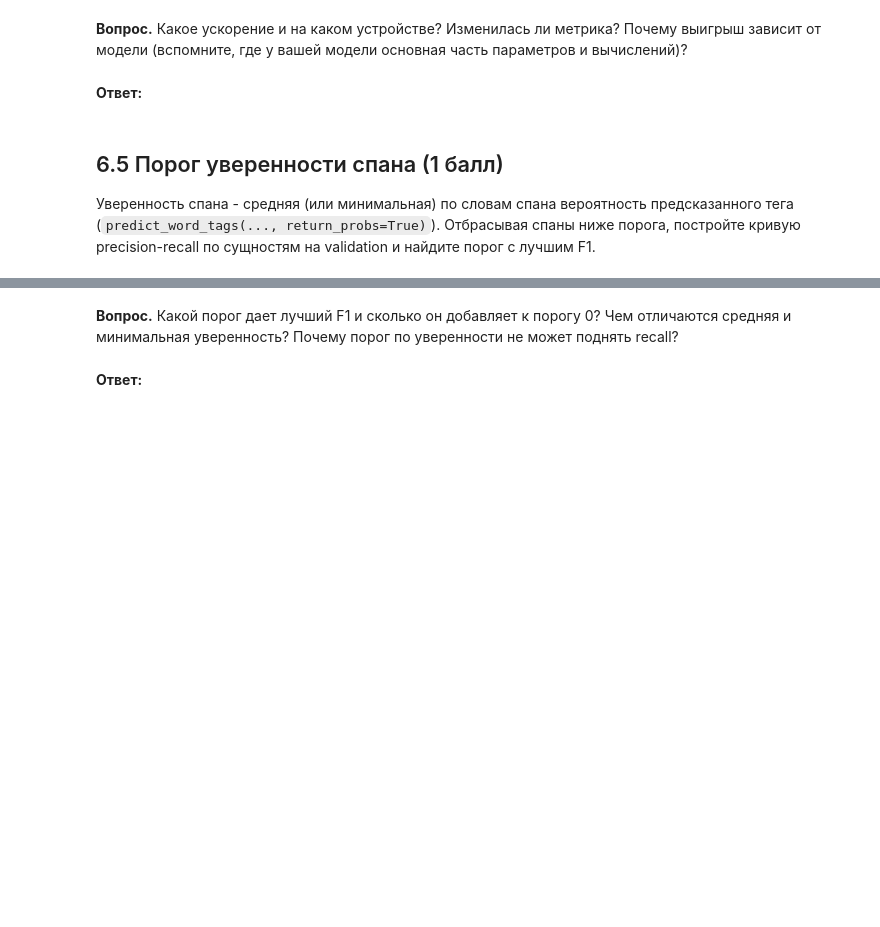
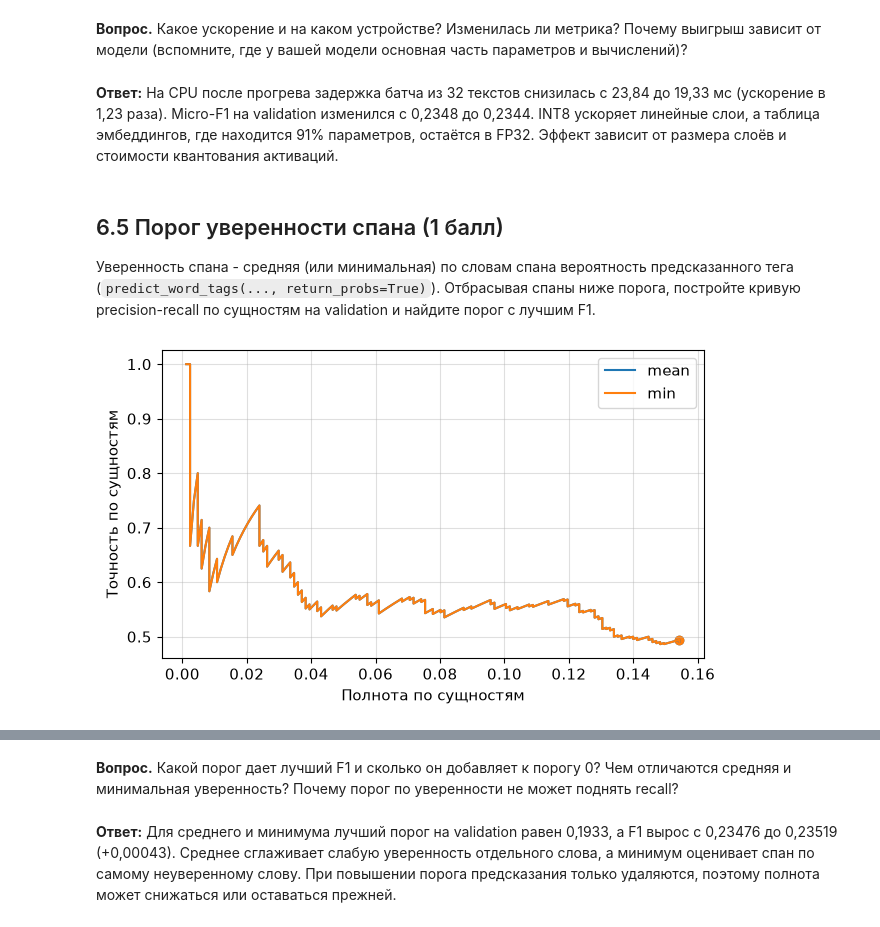
Before and after one commit to Tr1pel/DL_lab2, a Jupyter notebook: hw2_nlp.ipynb, the cells around one changed output, grey strips where cells are left out. Drawn from its saved outputs; the diff is of its cells as text; code cells hidden in the pictures; blank space fills up the shorter version.

```diff
--- a/hw2_nlp.ipynb
+++ b/hw2_nlp.ipynb
@@ -375,7 +563,9 @@ for ex in data['train']:
     labels = align_labels(ex['ner_tags'], ids)
     got = {w: l for w, l in zip(ids, labels) if l != -100}
     assert got == {w: ex['ner_tags'][w] for w in set(ids) - {None}}
-    n_truncated += len(enc['input_ids']) == MAX_LENGTH
+    if len(enc['input_ids']) == MAX_LENGTH:
+        full = tokenizer(ex['tokens'], is_split_into_words=True, verbose=False)
+        n_truncated += len(full['input_ids']) > MAX_LENGTH
     n_lost = len(ex['tokens']) - len(got)
     n_lost_words += n_lost
     if n_lost == 0:
@@ -680,5 +1183,16 @@ if '6.3' in BONUS_TASKS:
 Для ONNX: `%pip install -q onnx onnxruntime onnxscript`.
 # %%
 if '6.4' in BONUS_TASKS:
-    # ваш код
-    raise NotImplementedError
+    cpu = torch.device('cpu')
+    cpu_model = copy.deepcopy(model).to(cpu).eval()
+    int8_model = torch.ao.quantization.quantize_dynamic(cpu_model, {torch.nn.Linear}, dtype=torch.qint8)
+    inputs = speed_batch(tokenizer, cpu)
+
+    quantization = {}
+    for name, candidate in [('fp32', cpu_model), ('int8', int8_model)]:
+        predicted = predict_word_tags(candidate, val_tokens, dev=cpu)
+        quantization[name] = dict(forward_ms=average_forward_ms(candidate, inputs, cpu),
+                                  f1_micro=entity_scores(val_gold, predicted)['f1_micro'])
+    quantization['speedup'] = quantization['fp32']['forward_ms'] / quantization['int8']['forward_ms']
+    print(json.dumps(quantization, indent=2))
+    del cpu_model, int8_model
@@ -685,12 +1217,50 @@ if '6.4' in BONUS_TASKS:
 # %% [markdown]
 **Вопрос.** Какое ускорение и на каком устройстве? Изменилась ли метрика? Почему выигрыш зависит от модели (вспомните, где у вашей модели основная часть параметров и вычислений)?
 # %% [markdown]
-**Ответ:**
+**Ответ:** На CPU после прогрева задержка батча из 32 текстов снизилась с 23,84 до 19,33 мс (ускорение в 1,23 раза). Micro-F1 на validation изменился с 0,2348 до 0,2344. INT8 ускоряет линейные слои, а таблица эмбеддингов, где находится 91% параметров, остаётся в FP32. Эффект зависит от размера слоёв и стоимости квантования активаций.
 # %% [markdown]
 ## 6.5 Порог уверенности спана (1 балл)
 
 Уверенность спана - средняя (или минимальная) по словам спана вероятность предсказанного тега (`predict_word_tags(..., return_probs=True)`). Отбрасывая спаны ниже порога, постройте кривую precision-recall по сущностям на validation и найдите порог с лучшим F1.
 # %%
 if '6.5' in BONUS_TASKS:
-    # ваш код
-    raise NotImplementedError
+    conf_tags, confidences = predict_word_tags(model, val_tokens, return_probs=True)
+    gold_sets = [set(bio_to_spans(tags)) for tags in val_gold]
+    n_gold = sum(map(len, gold_sets))
+
+    def threshold_curve(aggregate):
+        grouped = collections.defaultdict(lambda: [0, 0])
+        for tags, probs, expected in zip(conf_tags, confidences, gold_sets, strict=True):
+            for span in bio_to_spans(tags):
+                start, end, _ = span
+                confidence = aggregate(probs[start:end])
+                grouped[confidence][0] += 1
+                grouped[confidence][1] += span in expected
+
+        rows = []
+        predicted = correct = 0
+        for threshold, (n_pred, n_correct) in sorted(grouped.items(), reverse=True):
+            predicted += n_pred
+            correct += n_correct
+            rows.append(dict(threshold=threshold, precision=correct / predicted,
+                             recall=correct / n_gold if n_gold else 0,
+                             f1=2 * correct / (n_gold + predicted)))
+        rows.append(dict(rows[-1], threshold=0) if rows else dict(threshold=0, precision=0, recall=0, f1=0))
+        return rows
+
+    threshold_results = {}
+    plt.figure(figsize=(7, 4))
+    for name, aggregate in [('mean', np.mean), ('min', min)]:
+        curve = threshold_curve(aggregate)
+        best = max(curve, key=lambda row: (row['f1'], row['recall'], -row['threshold']))
+        threshold_results[name] = dict(best=best, at_zero=curve[-1]['f1'])
+        plt.plot([row['recall'] for row in curve], [row['precision'] for row in curve], label=name)
+        plt.scatter(best['recall'], best['precision'])
+    plt.xlabel('Полнота по сущностям')
+    plt.ylabel('Точность по сущностям')
+    plt.grid(alpha=0.4)
+    plt.legend()
+    plt.show()
+    print(json.dumps(threshold_results, indent=2))
+# %% [output]
+[figure, added]
@@ -697,4 +1287,4 @@ if '6.5' in BONUS_TASKS:
 # %% [markdown]
 **Вопрос.** Какой порог дает лучший F1 и сколько он добавляет к порогу 0? Чем отличаются средняя и минимальная уверенность? Почему порог по уверенности не может поднять recall?
 # %% [markdown]
-**Ответ:**
+**Ответ:** Для среднего и минимума лучший порог на validation равен 0,1933, а F1 вырос с 0,23476 до 0,23519 (+0,00043). Среднее сглаживает слабую уверенность отдельного слова, а минимум оценивает спан по самому неуверенному слову. При повышении порога предсказания только удаляются, поэтому полнота может снижаться или оставаться прежней.
```
Also changed, not shown: parts of 46 cells of this notebook, 2 other files.
